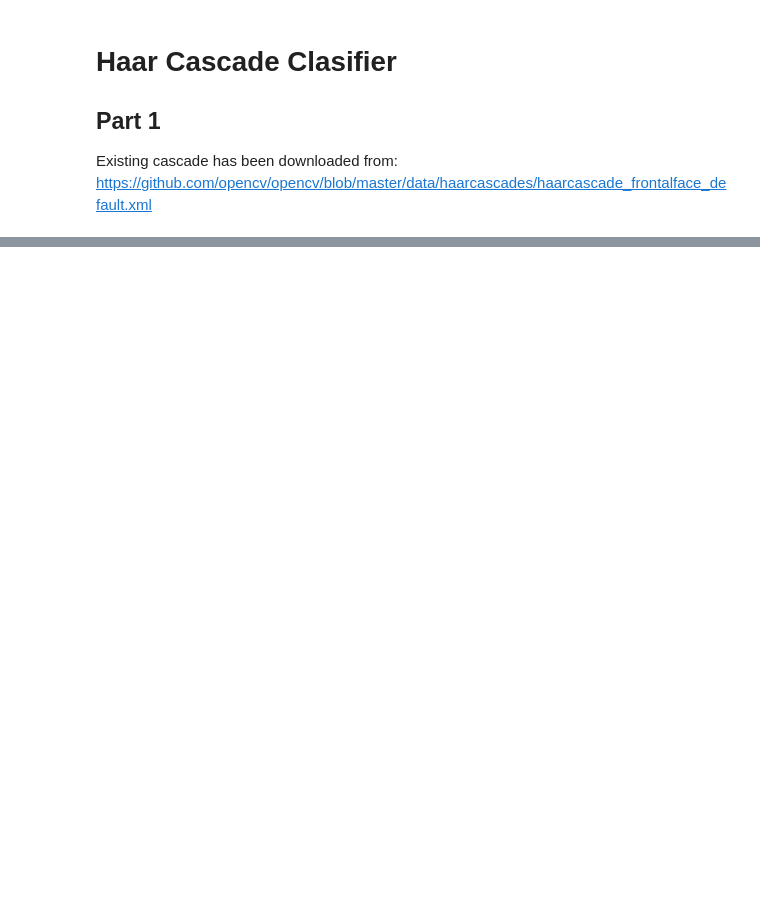
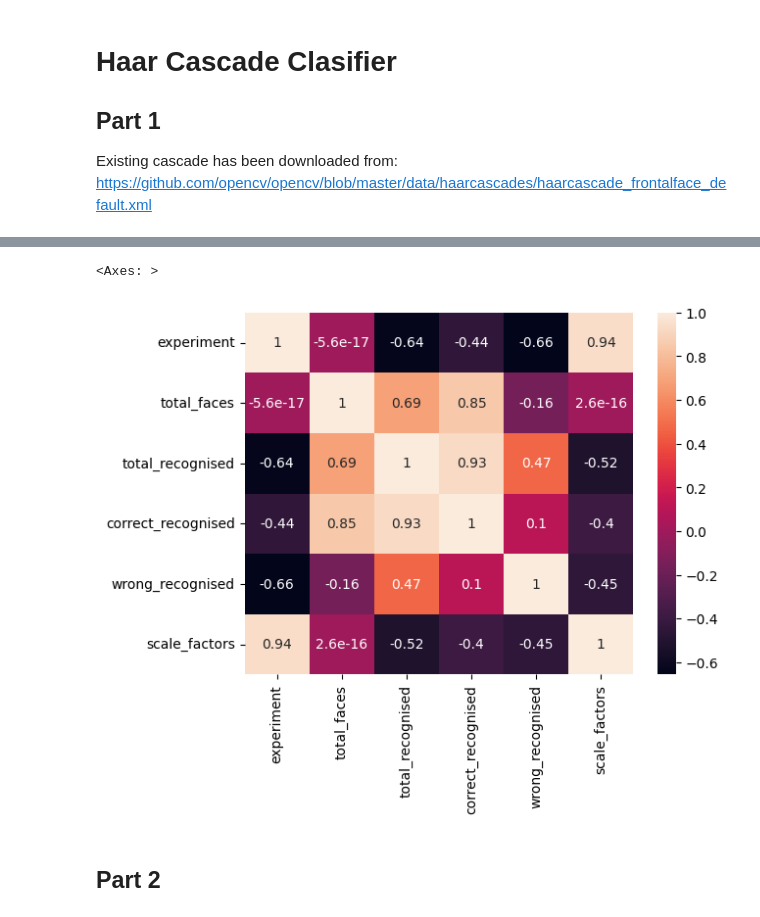
Before and after one commit to WellKnownDedication/video-and-image-proccessing, a Jupyter notebook: src/Haar Clasifier/Haar Cascade Clasifier.ipynb, the cells around one changed output, grey strips where cells are left out. Drawn from its saved outputs; the diff is of its cells as text; code cells hidden in the pictures; blank space fills up the shorter version.

```diff
--- a/src/Haar Clasifier/Haar Cascade Clasifier.ipynb
+++ b/src/Haar Clasifier/Haar Cascade Clasifier.ipynb
@@ -78,0 +107,5 @@ img_1_9, 10, 10, 0
+# %%
+exp_1 = pd.read_csv("../../data/haar_clasifier/exp_1/results.csv")
+exp_1["scale_factors"] = scale_factors + scale_factors
+print(exp_1.info())
+exp_1
@@ -79 +145,8 @@ img_1_9, 10, 10, 0
+# %%
+sns.heatmap(exp_1.drop(['base_image'], axis=1).corr(), annot=True)
+# %% [output]
+<Axes: >
+[figure, added]
+# %% [markdown]
+## Part 2
 # %%
```
Also changed, not shown: parts of 12 cells of this notebook, 1 other file.
